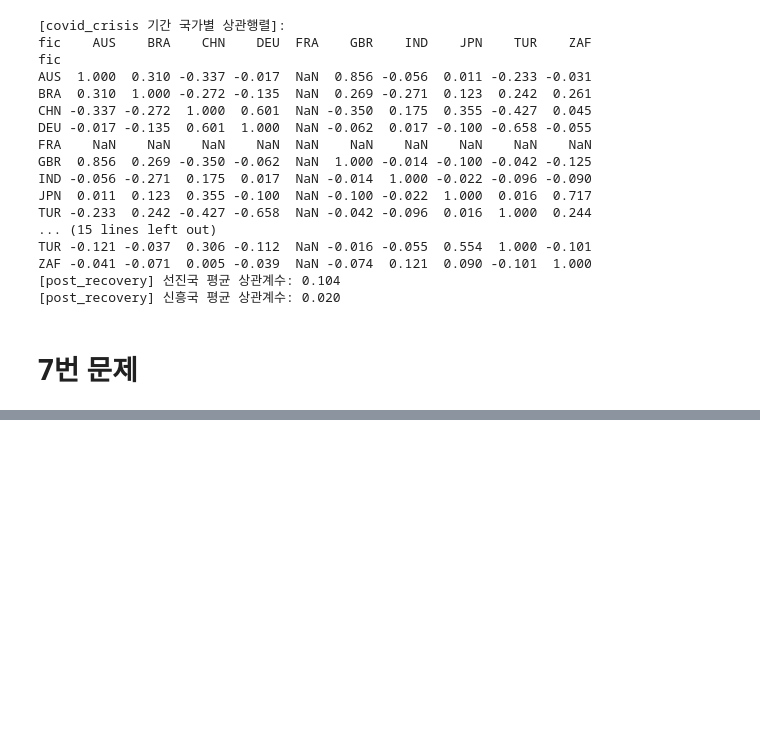
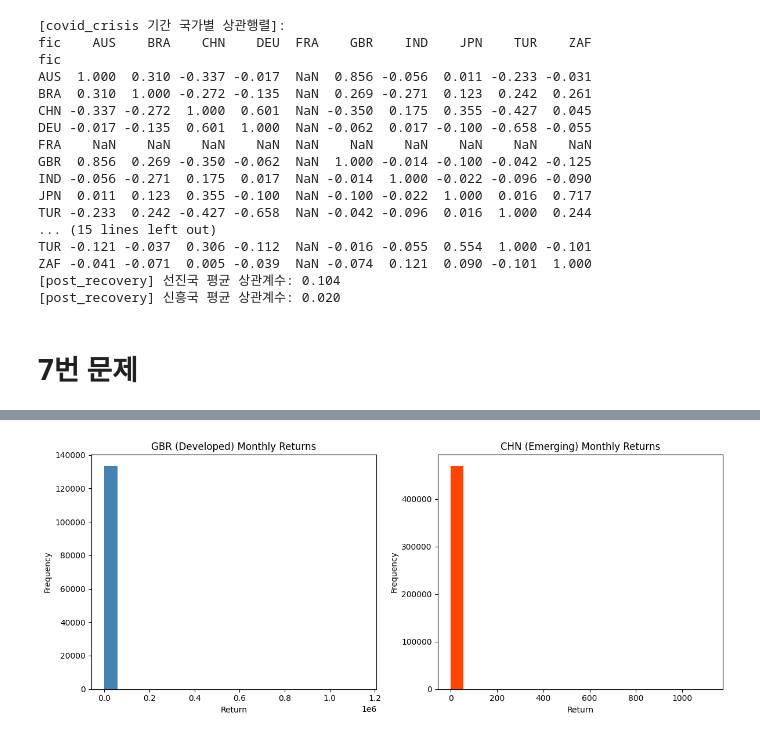
Before and after one commit to LJMfintech/Financial_Data_Analysis, a Jupyter notebook: DataAnalysisHW1.ipynb, the cells around one changed output, grey strips where cells are left out. Saved outputs shown, nothing was run; the diff lists cells and outputs as text; code cells hidden in the pictures; blank space fills up the shorter version.

```diff
--- a/DataAnalysisHW1.ipynb
+++ b/DataAnalysisHW1.ipynb
@@ -453,0 +517,24 @@ ZAF -0.041 -0.071  0.005 -0.039  NaN -0.074  0.121  0.090 -0.101  1.000
+# %%
+# GBR, CHN 각각의 수익률 데이터 준비 (inf/nan 제거)
+gbr_ret = data_10[data_10['fic'] == 'GBR']['ret']
+gbr_ret = gbr_ret.replace([np.inf, -np.inf], np.nan).dropna()
+
+chn_ret = data_10[data_10['fic'] == 'CHN']['ret']
+chn_ret = chn_ret.replace([np.inf, -np.inf], np.nan).dropna()
+
+plt.figure(figsize=(12, 5))
+plt.subplot(1, 2, 1)
+plt.hist(gbr_ret, bins=20, color='steelblue')
+plt.title('GBR (Developed) Monthly Returns')
+plt.xlabel('Return')
+plt.ylabel('Frequency')
+
+plt.subplot(1, 2, 2)
+plt.hist(chn_ret, bins=20, color='orangered')
+plt.title('CHN (Emerging) Monthly Returns')
+plt.xlabel('Return')
+plt.ylabel('Frequency')
+plt.tight_layout()
+plt.show()
+# %% [output]
+[figure, added]
```
Also changed, not shown: parts of 2 cells of this notebook.
